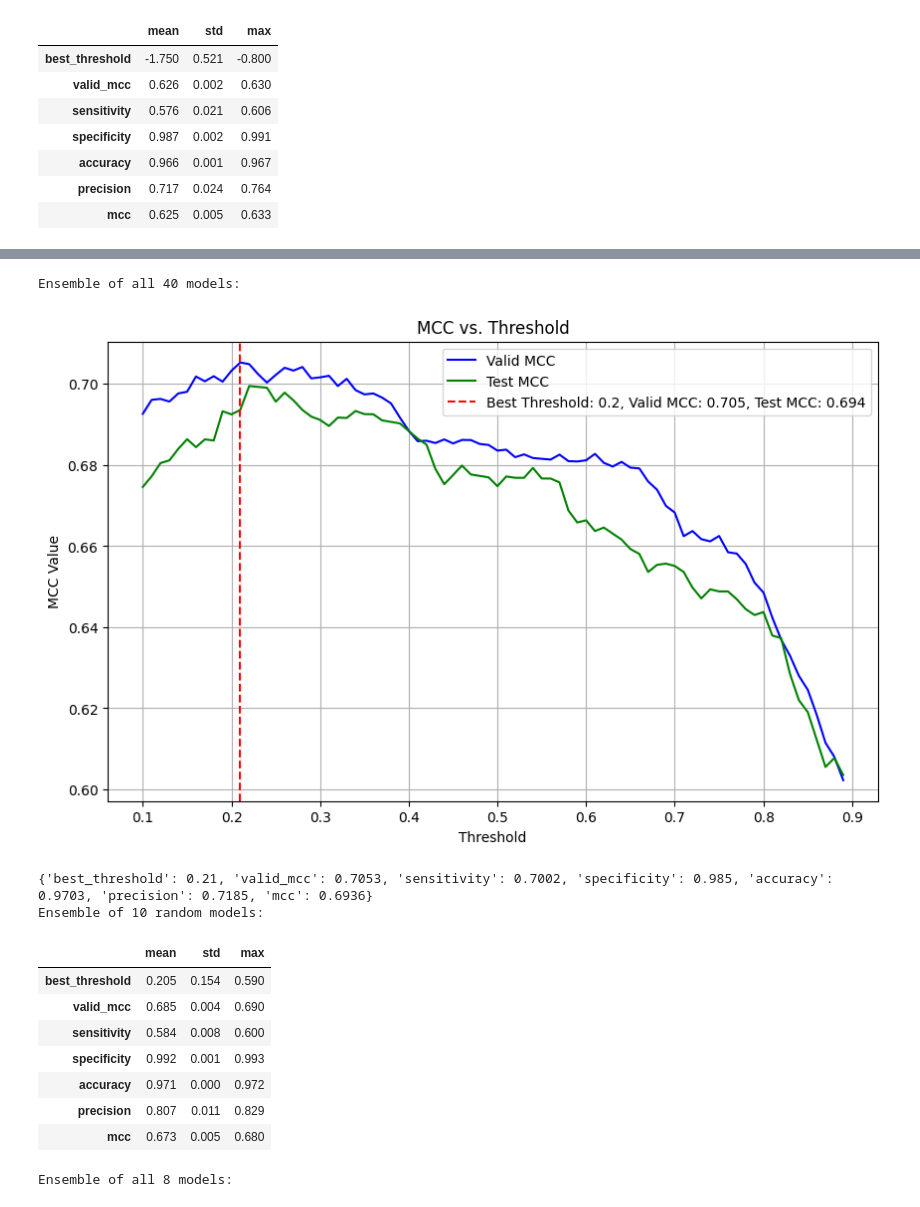
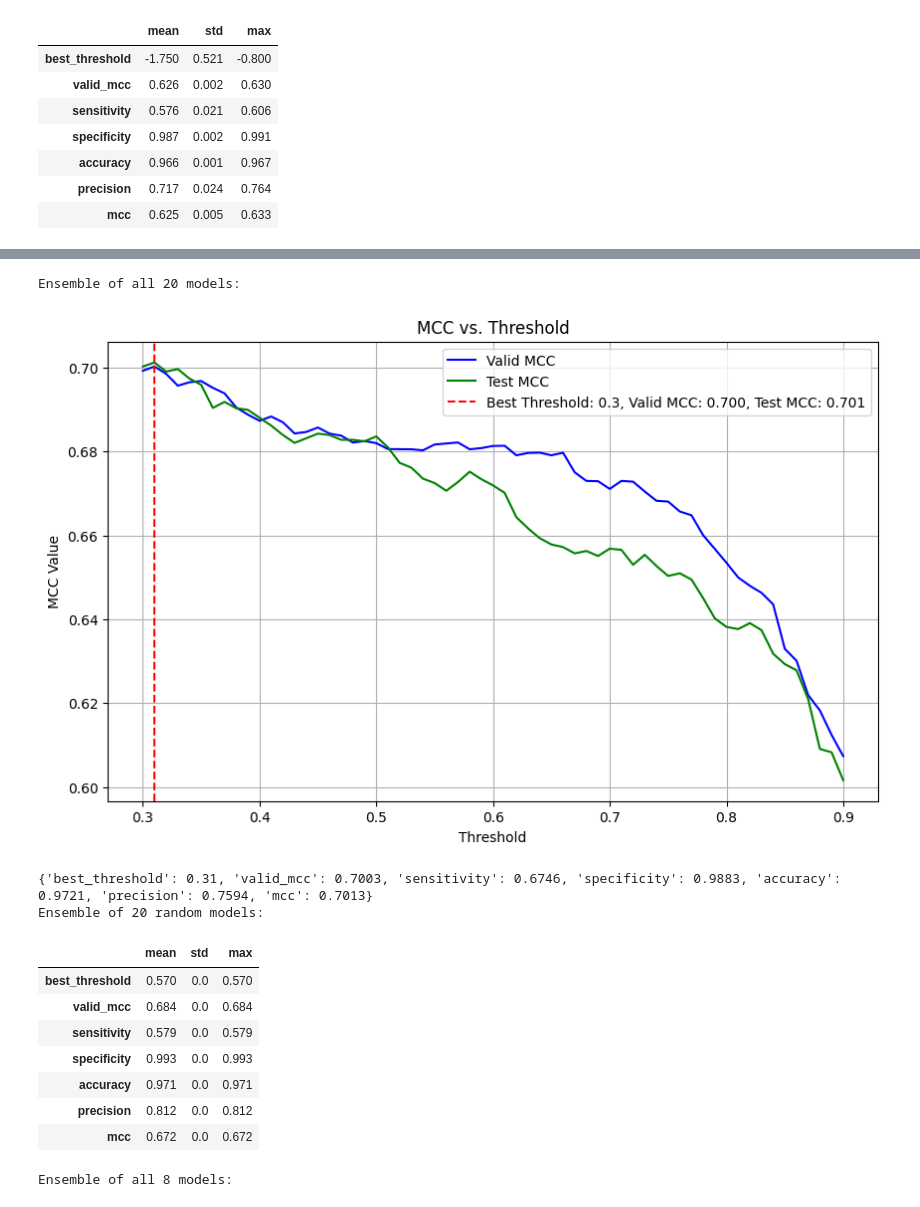
Before and after one commit to dlwocks31/atpbind, a Jupyter notebook: rus/mean_ensemble_csv.ipynb, the cells around one changed output, grey strips where cells are left out. Saved outputs shown, nothing was run; the diff lists cells and outputs as text; code cells hidden in the pictures.

```diff
--- a/rus/mean_ensemble_csv.ipynb
+++ b/rus/mean_ensemble_csv.ipynb
@@ -171,18 +173,18 @@ Ensemble of 10 random models:
 # %%
-summarize_prefix(['v014'], n=10, plot=True, start=0.1, end=0.9, step=0.01, seed_start=0, seed_end=40, apply_sig=True)
+summarize_prefix(['v014'], n=20, plot=True, start=0.3, end=0.9, step=0.01, seed_start=0, seed_end=20, apply_sig=True)
 # %% [output]
-Ensemble of all 40 models:
+Ensemble of all 20 models:
-[figure, old version]
+[figure, new version]
-{'best_threshold': 0.21, 'valid_mcc': 0.7053, 'sensitivity': 0.7002, 'specificity': 0.985, 'accuracy': 0.9703, 'precision': 0.7185, 'mcc': 0.6936}
-Ensemble of 10 random models:
+{'best_threshold': 0.31, 'valid_mcc': 0.7003, 'sensitivity': 0.6746, 'specificity': 0.9883, 'accuracy': 0.9721, 'precision': 0.7594, 'mcc': 0.7013}
+Ensemble of 20 random models:
 |  | mean | std | max |
-| best_threshold | 0.205 | 0.154 | 0.590 |
-| valid_mcc | 0.685 | 0.004 | 0.690 |
-| sensitivity | 0.584 | 0.008 | 0.600 |
-| specificity | 0.992 | 0.001 | 0.993 |
-| accuracy | 0.971 | 0.000 | 0.972 |
-| precision | 0.807 | 0.011 | 0.829 |
-| mcc | 0.673 | 0.005 | 0.680 |
+| best_threshold | 0.570 | 0.0 | 0.570 |
+| valid_mcc | 0.684 | 0.0 | 0.684 |
+| sensitivity | 0.579 | 0.0 | 0.579 |
+| specificity | 0.993 | 0.0 | 0.993 |
+| accuracy | 0.971 | 0.0 | 0.971 |
+| precision | 0.812 | 0.0 | 0.812 |
+| mcc | 0.672 | 0.0 | 0.672 |
 # %%
 summarize_prefix(['v023'], n=5, plot=True, start=-2, end=1, seed_start=0, seed_end=40)
 # %% [output]
```
Also changed, not shown: parts of 5 cells of this notebook, 7 other files.
